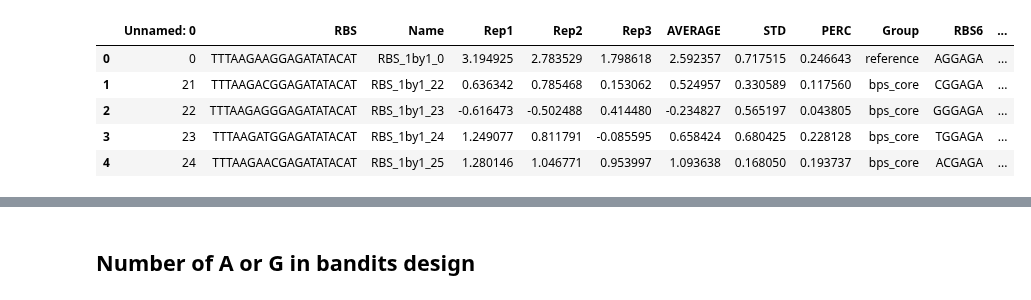
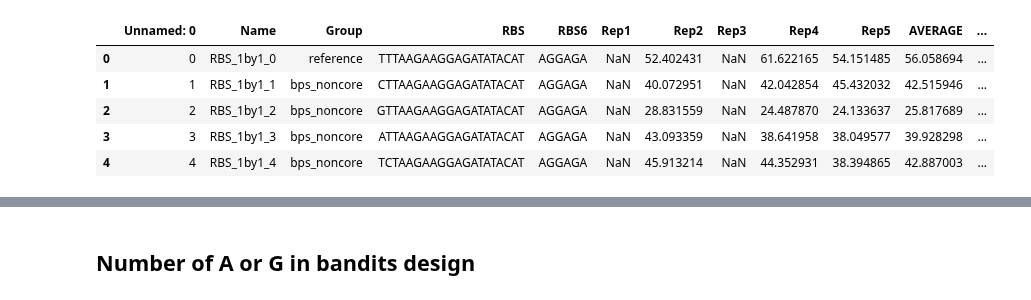
Before and after one commit to mholowko/Solaris, a Jupyter notebook: notebooks/result_analysis/Label_violinplot.ipynb, the cells around one changed output, grey strips where cells are left out. Saved outputs shown, nothing was run; the diff lists cells and outputs as text; code cells hidden in the pictures.

```diff
--- a/notebooks/result_analysis/Label_violinplot.ipynb
+++ b/notebooks/result_analysis/Label_violinplot.ipynb
@@ -32,25 +32,25 @@ import warnings
 # %%
 # Data downloaded from https://github.com/synbiochem/opt-mva
 # Paper https://pubs.acs.org/doi/abs/10.1021/acssynbio.8b00398
 
 # A: whole RBS sequence (len: 29)
 # B: extracted 20-base RBS seqeunce (A[7:27], len: 20), training features
 # C: TIR labels
 # D: the design part RBS (B[7:13], len: 6)
 
 #Path = '../../data/First_round_results/Results - First Plate 3 reps.csv'
-Path = '../../data/firstRound_4h.csv'
+Path = '../../data/firstRound_4h_normFalse_formatSeq.csv'
 
 
 df = pd.read_csv(Path)
 df.head()
 # %% [output]
-|  | Unnamed: 0 | RBS | Name | Rep1 | Rep2 | Rep3 | AVERAGE | STD | PERC | Group | RBS6 | ... |
-| 0 | 0 | TTTAAGAAGGAGATATACAT | RBS_1by1_0 | 3.194925 | 2.783529 | 1.798618 | 2.592357 | 0.717515 | 0.246643 | reference | AGGAGA | ... |
-| 1 | 21 | TTTAAGACGGAGATATACAT | RBS_1by1_22 | 0.636342 | 0.785468 | 0.153062 | 0.524957 | 0.330589 | 0.117560 | bps_core | CGGAGA | ... |
-| 2 | 22 | TTTAAGAGGGAGATATACAT | RBS_1by1_23 | -0.616473 | -0.502488 | 0.414480 | -0.234827 | 0.565197 | 0.043805 | bps_core | GGGAGA | ... |
-| 3 | 23 | TTTAAGATGGAGATATACAT | RBS_1by1_24 | 1.249077 | 0.811791 | -0.085595 | 0.658424 | 0.680425 | 0.228128 | bps_core | TGGAGA | ... |
-| 4 | 24 | TTTAAGAACGAGATATACAT | RBS_1by1_25 | 1.280146 | 1.046771 | 0.953997 | 1.093638 | 0.168050 | 0.193737 | bps_core | ACGAGA | ... |
+|  | Unnamed: 0 | Name | Group | RBS | RBS6 | Rep1 | Rep2 | Rep3 | Rep4 | Rep5 | AVERAGE | ... |
+| 0 | 0 | RBS_1by1_0 | reference | TTTAAGAAGGAGATATACAT | AGGAGA | NaN | 52.402431 | NaN | 61.622165 | 54.151485 | 56.058694 | ... |
+| 1 | 1 | RBS_1by1_1 | bps_noncore | CTTAAGAAGGAGATATACAT | AGGAGA | NaN | 40.072951 | NaN | 42.042854 | 45.432032 | 42.515946 | ... |
+| 2 | 2 | RBS_1by1_2 | bps_noncore | GTTAAGAAGGAGATATACAT | AGGAGA | NaN | 28.831559 | NaN | 24.487870 | 24.133637 | 25.817689 | ... |
+| 3 | 3 | RBS_1by1_3 | bps_noncore | ATTAAGAAGGAGATATACAT | AGGAGA | NaN | 43.093359 | NaN | 38.641958 | 38.049577 | 39.928298 | ... |
+| 4 | 4 | RBS_1by1_4 | bps_noncore | TCTAAGAAGGAGATATACAT | AGGAGA | NaN | 45.913214 | NaN | 44.352931 | 38.394865 | 42.887003 | ... |
 # %%
 df.sort_values(by = ['Rep3'], ascending = False).head(10)
 # %% [output]
```
Also changed, not shown: parts of 10 cells of this notebook.
